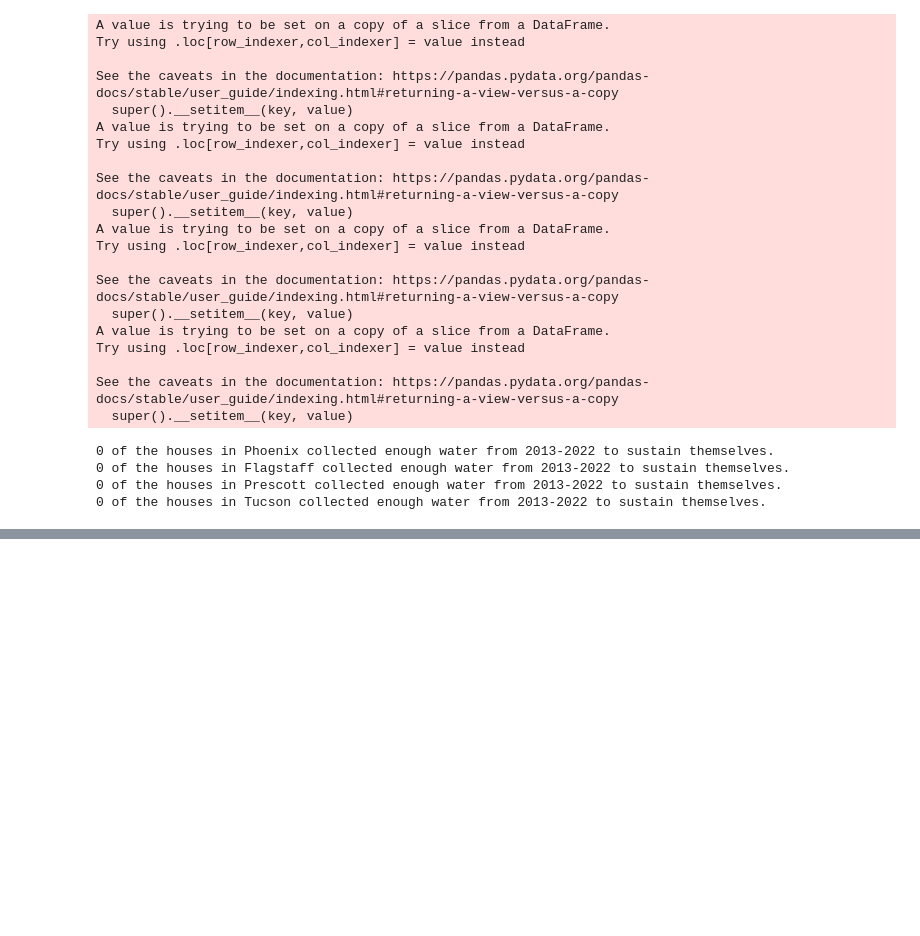
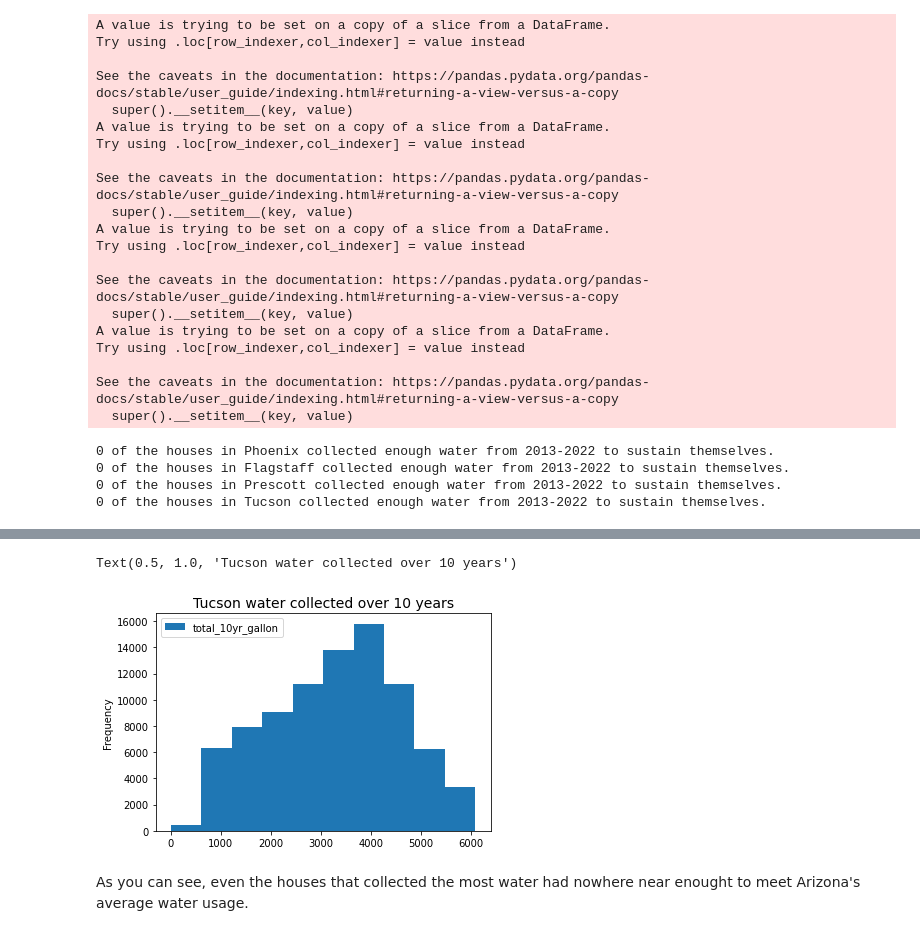
Before and after one commit to emersonw1/RainfallCollection, a Jupyter notebook: main.ipynb, the cells around one changed output, grey strips where cells are left out. Cells and saved outputs as stored; diff of their text form; code cells hidden in the pictures; blank space fills up the shorter version.

```diff
--- a/main.ipynb
+++ b/main.ipynb
@@ -543,0 +560,12 @@ tucs.head(3)
+# %%
+# Tucson
+# How much water could be collected over a the 10-year period 2013-2022
+# 532,900 gallons is what an average house would use in a 10 year period
+
+hist = tucs.plot(column='total_10yr_gallon', kind='hist')
+hist.set_title("Tucson water collected over 10 years", fontsize=14)
+# %% [output]
+Text(0.5, 1.0, 'Tucson water collected over 10 years')
+[figure, added]
+# %% [markdown]
+As you can see, even the houses that collected the most water had nowhere near enought to meet Arizona's average water usage.
```
Also changed, not shown: parts of 3 cells of this notebook, 1 other file.
